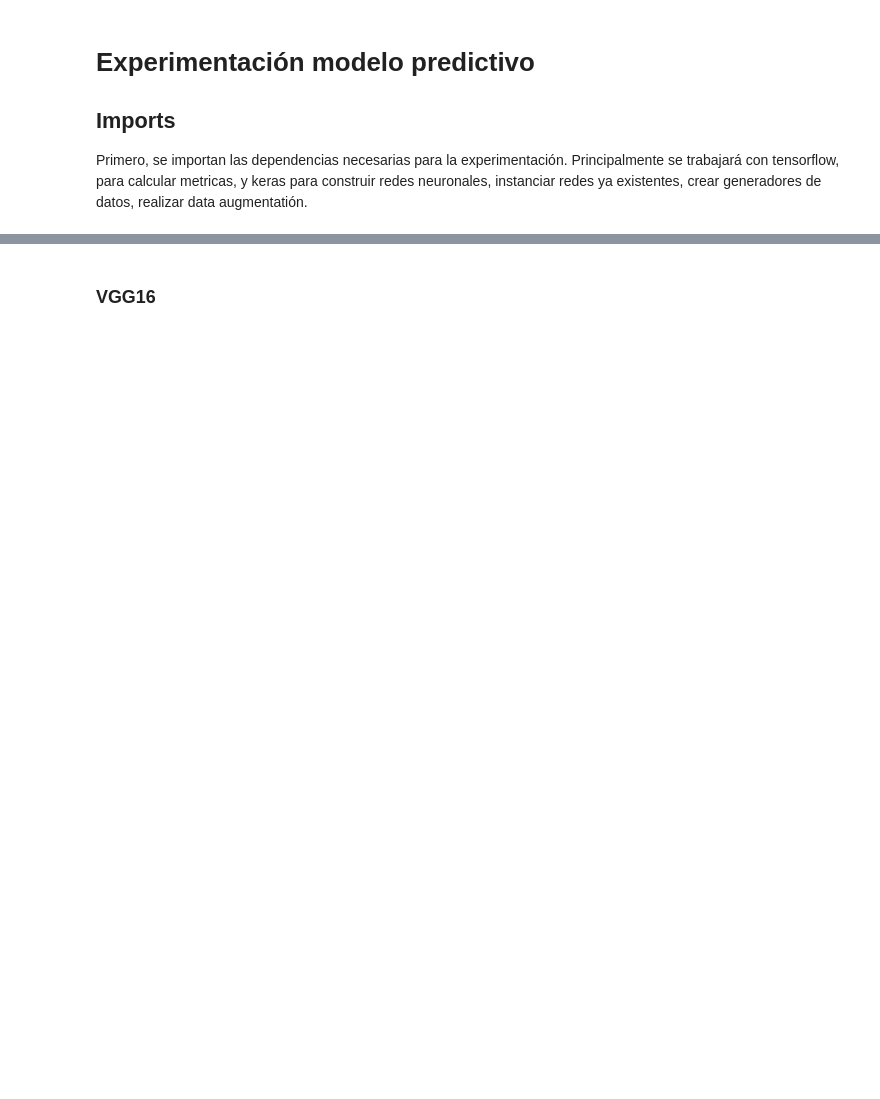
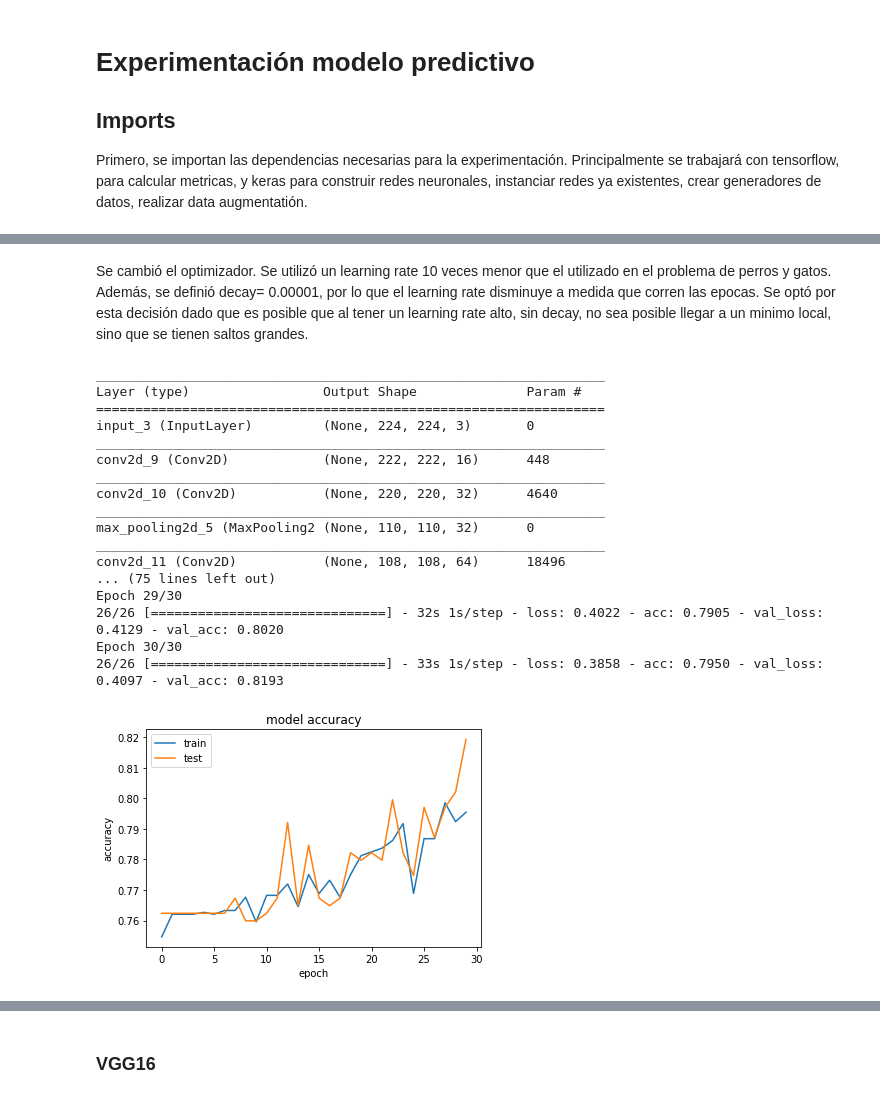
Before and after one commit to diegolamus/InvestigacionLeishmaniasis, a Jupyter notebook: ModeloPredictivo/Experiment.ipynb, the cells around one changed output, grey strips where cells are left out. Saved outputs shown, nothing was run; the diff lists cells and outputs as text; code cells hidden in the pictures; blank space fills up the shorter version.

```diff
--- a/ModeloPredictivo/Experiment.ipynb
+++ b/ModeloPredictivo/Experiment.ipynb
@@ -230,0 +256,26 @@ export(model)
+# %% [markdown]
+Se cambió el optimizador. Se utilizó un learning rate 10 veces menor que el utilizado en el problema de perros y gatos. Además, se definió decay= 0.00001, por lo que el learning rate disminuye a medida que corren las epocas. Se optó por esta decisión dado que es posible que al tener un learning rate alto, sin decay, no sea posible llegar a un minimo local, sino que se tienen saltos grandes.
+# %%
+model = build_CNN_model()
+history = train_model(model,'leishmaniasis',30)
+plt = get_plt(history)
+plt.show()
+# %% [output]
+_________________________________________________________________
+Layer (type)                 Output Shape              Param #
+=================================================================
+input_3 (InputLayer)         (None, 224, 224, 3)       0
+_________________________________________________________________
+conv2d_9 (Conv2D)            (None, 222, 222, 16)      448
+_________________________________________________________________
+conv2d_10 (Conv2D)           (None, 220, 220, 32)      4640
+_________________________________________________________________
+max_pooling2d_5 (MaxPooling2 (None, 110, 110, 32)      0
+_________________________________________________________________
+conv2d_11 (Conv2D)           (None, 108, 108, 64)      18496
+... (75 lines left out)
+Epoch 29/30
+26/26 [==============================] - 32s 1s/step - loss: 0.4022 - acc: 0.7905 - val_loss: 0.4129 - val_acc: 0.8020
+Epoch 30/30
+26/26 [==============================] - 33s 1s/step - loss: 0.3858 - acc: 0.7950 - val_loss: 0.4097 - val_acc: 0.8193
+[figure, added]
```
Also changed, not shown: parts of 57 cells of this notebook, 2 other files.
